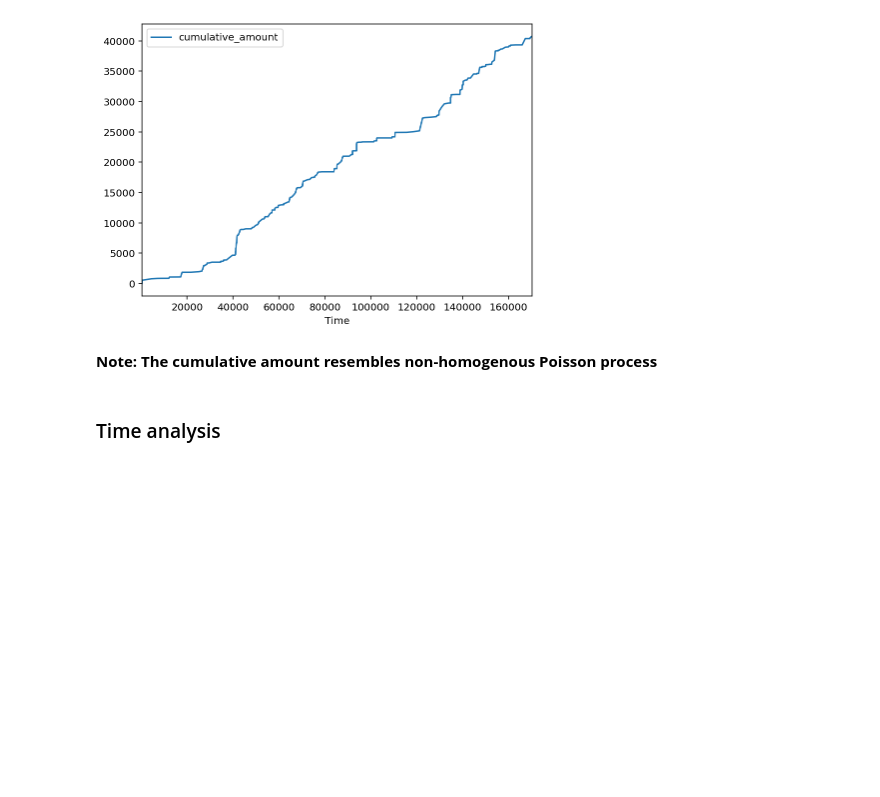
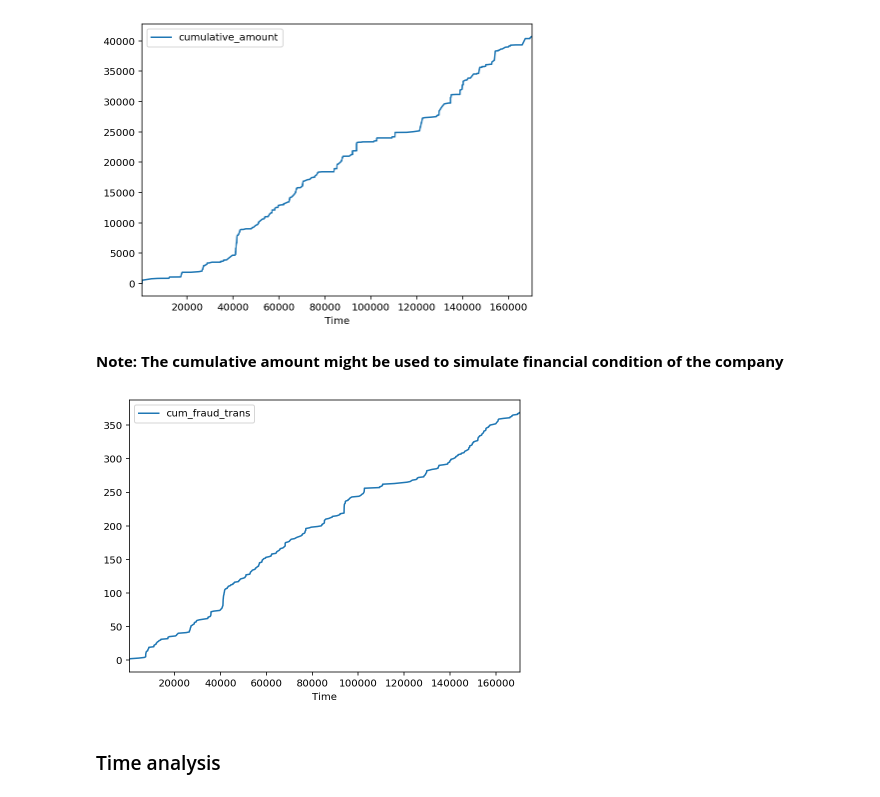
Before and after one commit to lukaszlaszczuk/Credit-Card-Fraud-Detection, a Jupyter notebook: EDA_and_Baseline_scores.ipynb, the cells around one changed output. Drawn from its saved outputs; the diff is of its cells as text; code cells hidden in the pictures; blank space fills up the shorter version.

```diff
--- a/EDA_and_Baseline_scores.ipynb
+++ b/EDA_and_Baseline_scores.ipynb
@@ -443,14 +444,19 @@ df_no_frauds_1["hour"].plot(kind="hist",bins=24, figsize=(9,5), title="Hour of d
 # %% [markdown]
 **Let's see cumulative sum of fraud transactions**
 # %%
-df_new = df[df["Class"] == 1][["Time", "Amount"]].sort_values("Time")
+df_new = df[df["Class"] == 1][["Time", "Amount", "Class"]].sort_values("Time")
 df_new["cumulative_amount"] = np.cumsum(df_new["Amount"])
+df_new["cum_fraud_trans"] = np.cumsum(df_new["Class"])
 # %%
 df_new.plot("Time", "cumulative_amount", figsize=(7, 5));
 # %% [output]
 [figure]
-# %% [markdown]
-**Note: The cumulative amount resembles non-homogenous Poisson process**
+# %% [markdown]
+**Note: The cumulative amount might be used to simulate financial condition of the company**
+# %%
+df_new.plot("Time", "cum_fraud_trans", figsize=(7, 5));
+# %% [output]
+[figure, added]
 # %% [markdown]
 ### Time analysis
 # %% [markdown]
```
Also changed, not shown: parts of 11 cells of this notebook, 1 other file.
